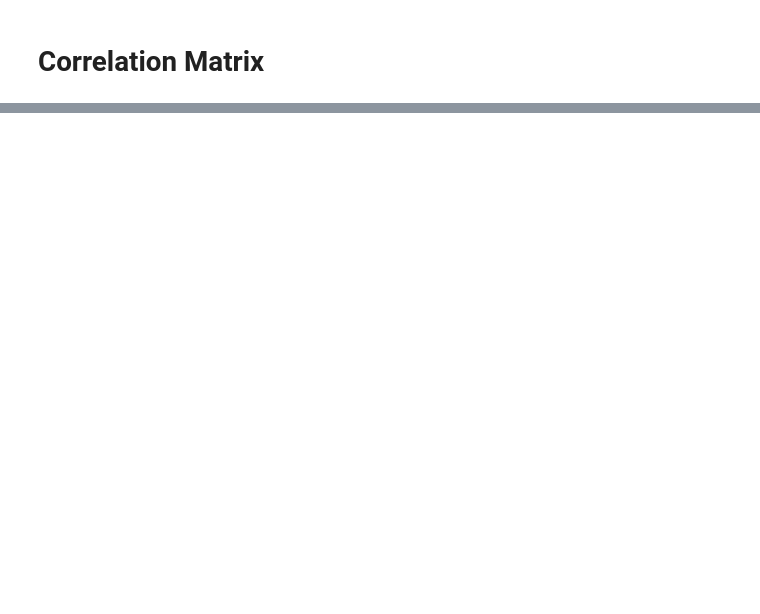
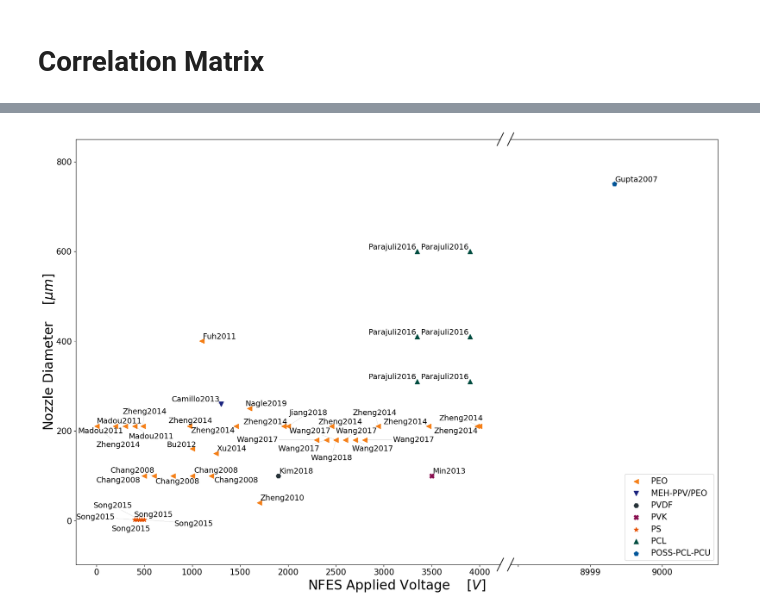
Before and after one commit to KiraSensei13/MNT_ITESM_Thesis, a Jupyter notebook: NFES_Review/_jupyterPlots/NFES_ReviewPaper.ipynb, the cells around one changed output, grey strips where cells are left out. Cells and saved outputs as stored; diff of their text form; code cells hidden in the pictures; blank space fills up the shorter version.

```diff
--- a/NFES_Review/_jupyterPlots/NFES_ReviewPaper.ipynb
+++ b/NFES_Review/_jupyterPlots/NFES_ReviewPaper.ipynb
@@ -872,0 +894,9 @@ scatterPlot_breakAxis(x_str, x_units, y_str, y_units, df, df_x, breakXlim, break
+# %%
+x_str = 'NFES Applied Voltage'; x_units = r'$[V]$';
+y_str = 'Nozzle Diameter'; y_units = r'$[\mu m]$';
+breakXlim = 6000;
+breakYlim = None;
+legPos = 'lower right';
+scatterPlot_breakAxis(x_str, x_units, y_str, y_units, df, df_x, breakXlim, breakYlim, legPos);
+# %% [output]
+[figure, added]
```
Also changed, not shown: parts of 19 cells of this notebook, 19 other files.
